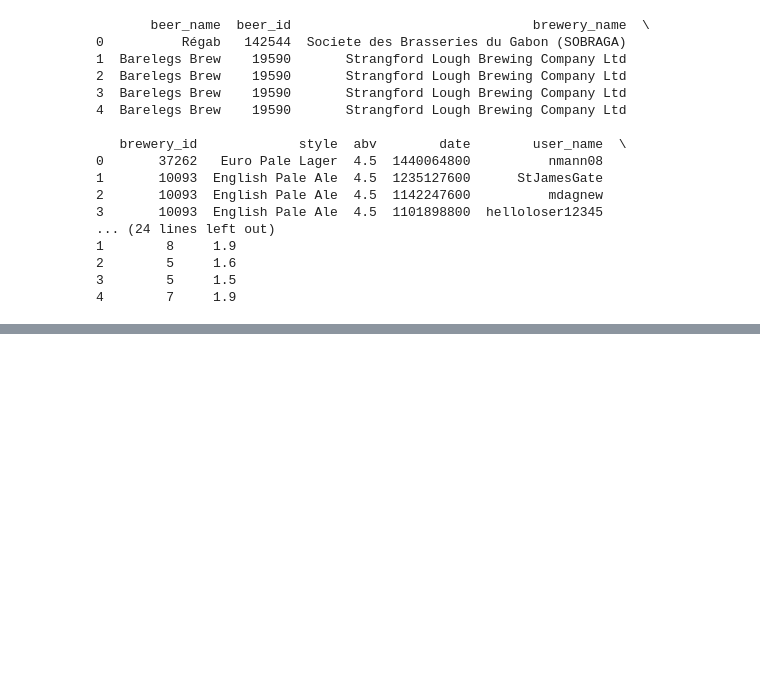
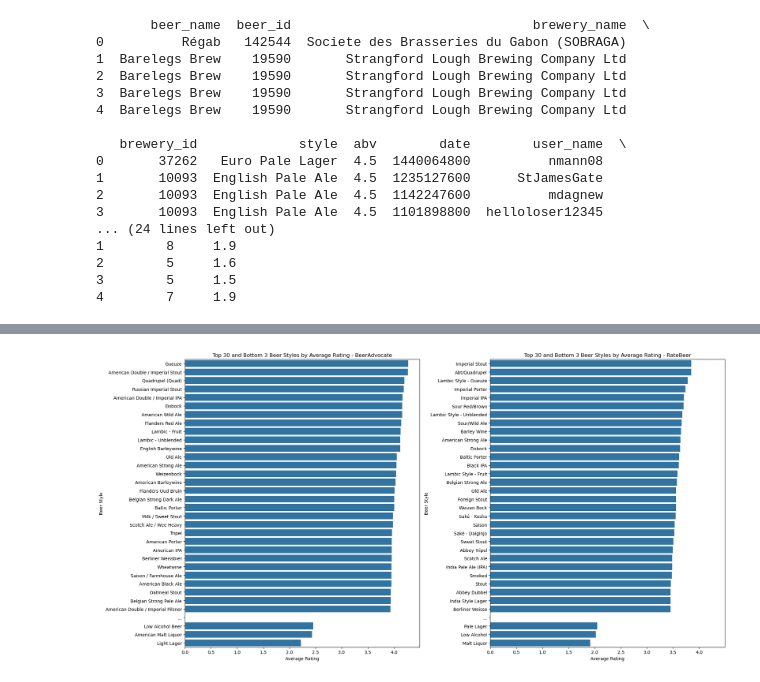
Before and after one commit to epfl-ada/ada-2024-project-pada-wan, a Jupyter notebook: time_evol.ipynb, the cells around one changed output, grey strips where cells are left out. Saved outputs shown, nothing was run; the diff lists cells and outputs as text; code cells hidden in the pictures; blank space fills up the shorter version.

```diff
--- a/time_evol.ipynb
+++ b/time_evol.ipynb
@@ -172,0 +140,28 @@ number_of_reviews_per_style.plot(kind='barh', figsize=(10, 8), fontsize=8)
+# %%
+# Calculate average ratings per style
+avg_ratings_BA = df_ratings_BA.groupby('style')['rating'].mean().sort_values()
+avg_ratings_RB = df_ratings_RB.groupby('style')['rating'].mean().sort_values()
+
+# Select top 30 and bottom 3 beer styles
+combined_styles_BA = pd.concat([avg_ratings_BA.head(3), pd.Series([np.nan], index=["..."]), avg_ratings_BA.tail(30)])
+combined_styles_RB = pd.concat([avg_ratings_RB.head(3), pd.Series([np.nan], index=["..."]), avg_ratings_RB.tail(30)])
+
+# Create subplots
+fig, axes = plt.subplots(1, 2, figsize=(20, 10), sharex=True)
+
+sns.barplot(x=combined_styles_BA.values, y=combined_styles_BA.index, ax=axes[0])
+axes[0].set_title('Top 30 and Bottom 3 Beer Styles by Average Rating - BeerAdvocate')
+axes[0].set_xlabel('Average Rating')
+axes[0].set_ylabel('Beer Style')
+axes[0].invert_yaxis()
+
+sns.barplot(x=combined_styles_RB.values, y=combined_styles_RB.index, ax=axes[1])
+axes[1].set_title('Top 30 and Bottom 3 Beer Styles by Average Rating - RateBeer')
+axes[1].set_xlabel('Average Rating')
+axes[1].set_ylabel('Beer Style')
+axes[1].invert_yaxis()
+
+plt.tight_layout()
+plt.show()
+# %% [output]
+[figure, added]
```
Also changed, not shown: parts of 24 cells of this notebook.
